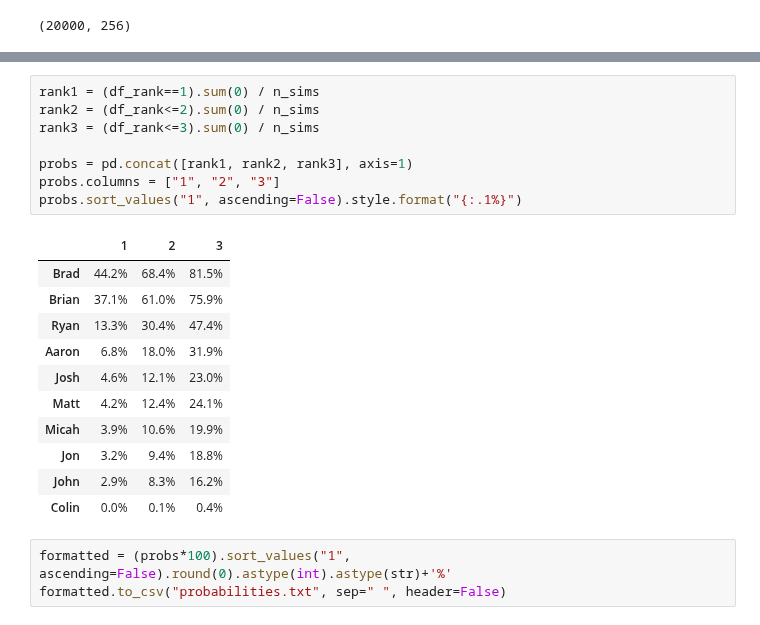
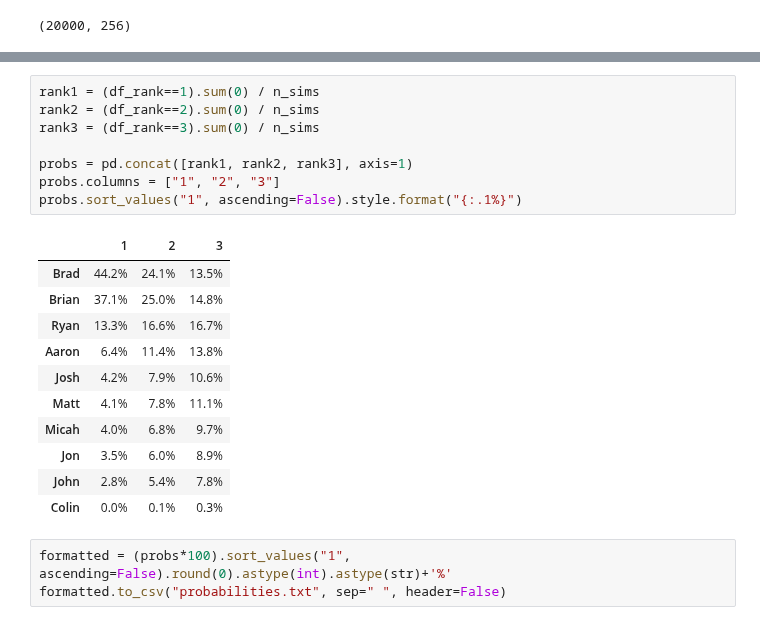
Before and after one commit to rytido/justfun, a Jupyter notebook: WinsPool.ipynb, the cells around one changed output, grey strips where cells are left out. Cells and saved outputs as stored; diff of their text form.

```diff
--- a/WinsPool.ipynb
+++ b/WinsPool.ipynb
@@ -194,23 +194,23 @@ df_rank[:5]
 # %%
 rank1 = (df_rank==1).sum(0) / n_sims
-rank2 = (df_rank<=2).sum(0) / n_sims
-rank3 = (df_rank<=3).sum(0) / n_sims
+rank2 = (df_rank==2).sum(0) / n_sims
+rank3 = (df_rank==3).sum(0) / n_sims
 
 probs = pd.concat([rank1, rank2, rank3], axis=1)
 probs.columns = ["1", "2", "3"]
 probs.sort_values("1", ascending=False).style.format("{:.1%}")
 # %% [output]
 |  | 1 | 2 | 3 |
-| Brad | 44.2% | 68.4% | 81.5% |
-| Brian | 37.1% | 61.0% | 75.9% |
-| Ryan | 13.3% | 30.4% | 47.4% |
-| Aaron | 6.8% | 18.0% | 31.9% |
-| Josh | 4.6% | 12.1% | 23.0% |
-| Matt | 4.2% | 12.4% | 24.1% |
-| Micah | 3.9% | 10.6% | 19.9% |
-| Jon | 3.2% | 9.4% | 18.8% |
-| John | 2.9% | 8.3% | 16.2% |
-| Colin | 0.0% | 0.1% | 0.4% |
+| Brad | 44.2% | 24.1% | 13.5% |
+| Brian | 37.1% | 25.0% | 14.8% |
+| Ryan | 13.3% | 16.6% | 16.7% |
+| Aaron | 6.4% | 11.4% | 13.8% |
+| Josh | 4.2% | 7.9% | 10.6% |
+| Matt | 4.1% | 7.8% | 11.1% |
+| Micah | 4.0% | 6.8% | 9.7% |
+| Jon | 3.5% | 6.0% | 8.9% |
+| John | 2.8% | 5.4% | 7.8% |
+| Colin | 0.0% | 0.1% | 0.3% |
 # %%
 formatted = (probs*100).sort_values("1", ascending=False).round(0).astype(int).astype(str)+'%'
 formatted.to_csv("probabilities.txt", sep=" ", header=False)
```
Also changed, not shown: parts of 4 cells of this notebook, 1 other file.
